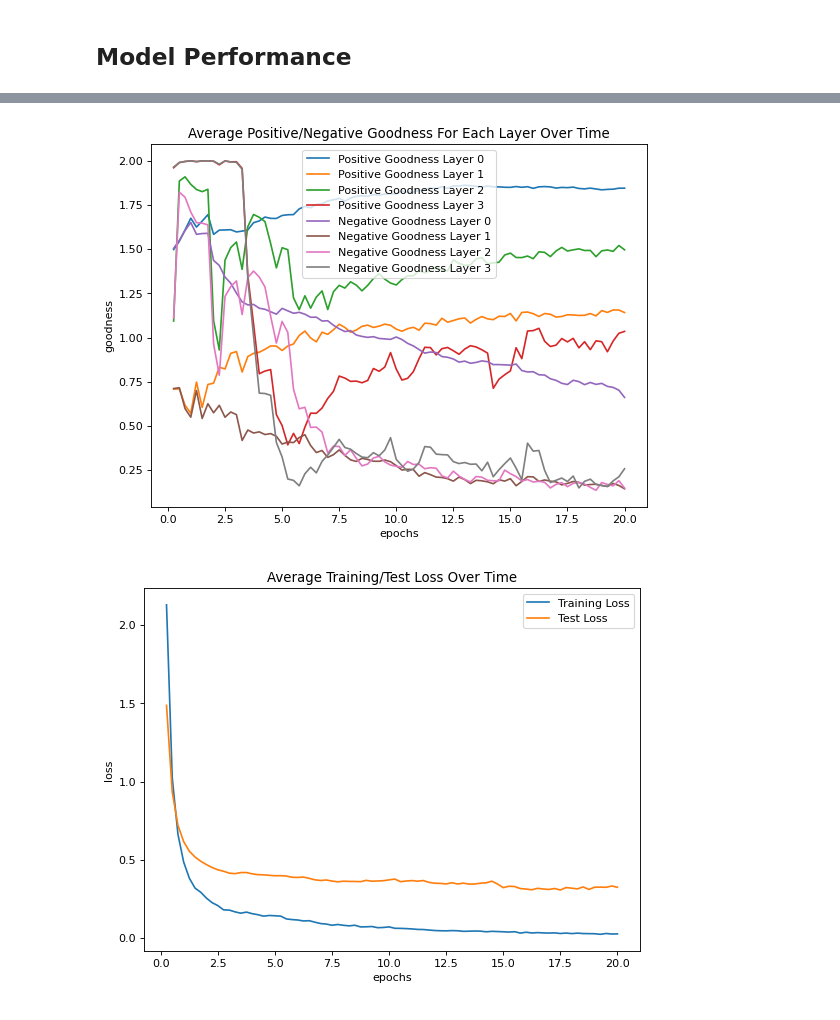
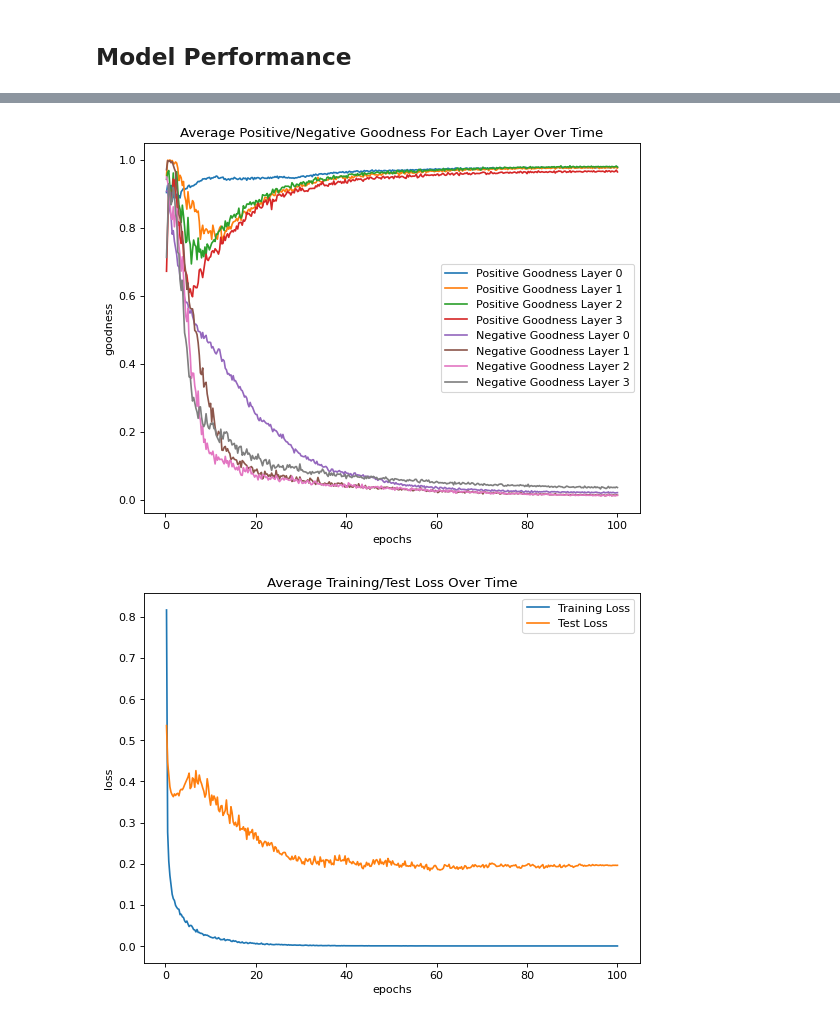
Before and after one commit to zw2700/forward_forward, a Jupyter notebook: forward_forward_frank.ipynb, the cells around one changed output, grey strips where cells are left out. Drawn from its saved outputs; the diff is of its cells as text; code cells hidden in the pictures.

Commit message:
trained baseline

```diff
--- a/forward_forward_frank.ipynb
+++ b/forward_forward_frank.ipynb
@@ -65,12 +45,9 @@ from ray.tune.schedulers import ASHAScheduler
 # %%
 batch_size = 128
 supervised = True
-lrs = [1e-2,1.5e-3,4e-4,1e-4,1e-3]
+lrs = [1e-2,3e-4,4e-4,5e-5,3e-4]
 momentums = [0.9,0.9,0.9,0.9,0.9]
-weight_decays = [1e-5,1e-5,4e-4,1e-3,1e-5]
-# lr = 1e-3
-# lr_final = 1e-2
-# momentum = 0.9
+weight_decays = [1e-5,1e-5,4e-4,3e-4,1e-5]
 weight_decay = 1e-3
 weight_decay_final = 3e-3
 thresholds = [50,1000,1000,1000]
@@ -870,0 +850,14 @@ KeyboardInterrupt:
+# %%
+# plot positive goodness and negative goodness
+def plot_goodnesses(total_pos_goodnesses, total_neg_goodnesses, num_epochs, records_per_epoch):
+    figure(figsize=(8,6), dpi=80)
+    epoch_axis = torch.arange(1/records_per_epoch,num_epochs+(1/records_per_epoch),1/records_per_epoch)
+    for i in range(len(total_pos_goodnesses)):
+        plt.plot(epoch_axis,total_pos_goodnesses[i],label="Positive Goodness Layer {}".format(i))
+    for i in range(len(total_neg_goodnesses)):
+        plt.plot(epoch_axis,total_neg_goodnesses[i],label="Negative Goodness Layer {}".format(i))
+    plt.xlabel("epochs")
+    plt.ylabel("goodness")
+    plt.title("Average Positive/Negative Goodness For Each Layer Over Time")
+    plt.legend()
+    plt.show()
@@ -893,14 +916,0 @@ Prediction:  tensor([5, 2, 4, 7, 1, 1, 7, 0, 5, 2, 3, 5, 1, 7, 7, 5, 1, 5, 7, 5,
-# %%
-# plot positive goodness and negative goodness
-def plot_goodnesses(total_pos_goodnesses, total_neg_goodnesses):
-    figure(figsize=(8,6), dpi=80)
-    epoch_axis = torch.arange(0.25,20.25,0.25)
-    for i in range(len(total_pos_goodnesses)):
-        plt.plot(epoch_axis,total_pos_goodnesses[i],label="Positive Goodness Layer {}".format(i))
-    for i in range(len(total_neg_goodnesses)):
-        plt.plot(epoch_axis,total_neg_goodnesses[i],label="Negative Goodness Layer {}".format(i))
-    plt.xlabel("epochs")
-    plt.ylabel("goodness")
-    plt.title("Average Positive/Negative Goodness For Each Layer Over Time")
-    plt.legend()
-    plt.show()
@@ -943,13 +930,13 @@ for i in range(len(test_accuracies_st)):
   test_accuracies_st[i] = test_accuracies_st[i].cpu().detach()
 # %%
 # plot goodness for model trained using sigmoid minus threshold
-plot_goodnesses(total_pos_goodnesses_st, total_neg_goodnesses_st)
+plot_goodnesses(total_pos_goodnesses_st, total_neg_goodnesses_st, num_epochs, records_per_epoch)
 # %% [output]
-[figure, old version]
+[figure, new version]
 # %%
 # plot training/test loss for model trained using sigmoid minus threshold
-plot_losses(train_losses_st, test_losses_st)
+plot_losses(train_losses_st, test_losses_st, num_epochs, records_per_epoch)
 # %% [output]
-[figure, old version]
+[figure, new version]
 # %%
 # plot test accuracy for model trained using sigmoid minus threshold
```
Also changed, not shown: parts of 15 cells of this notebook.
